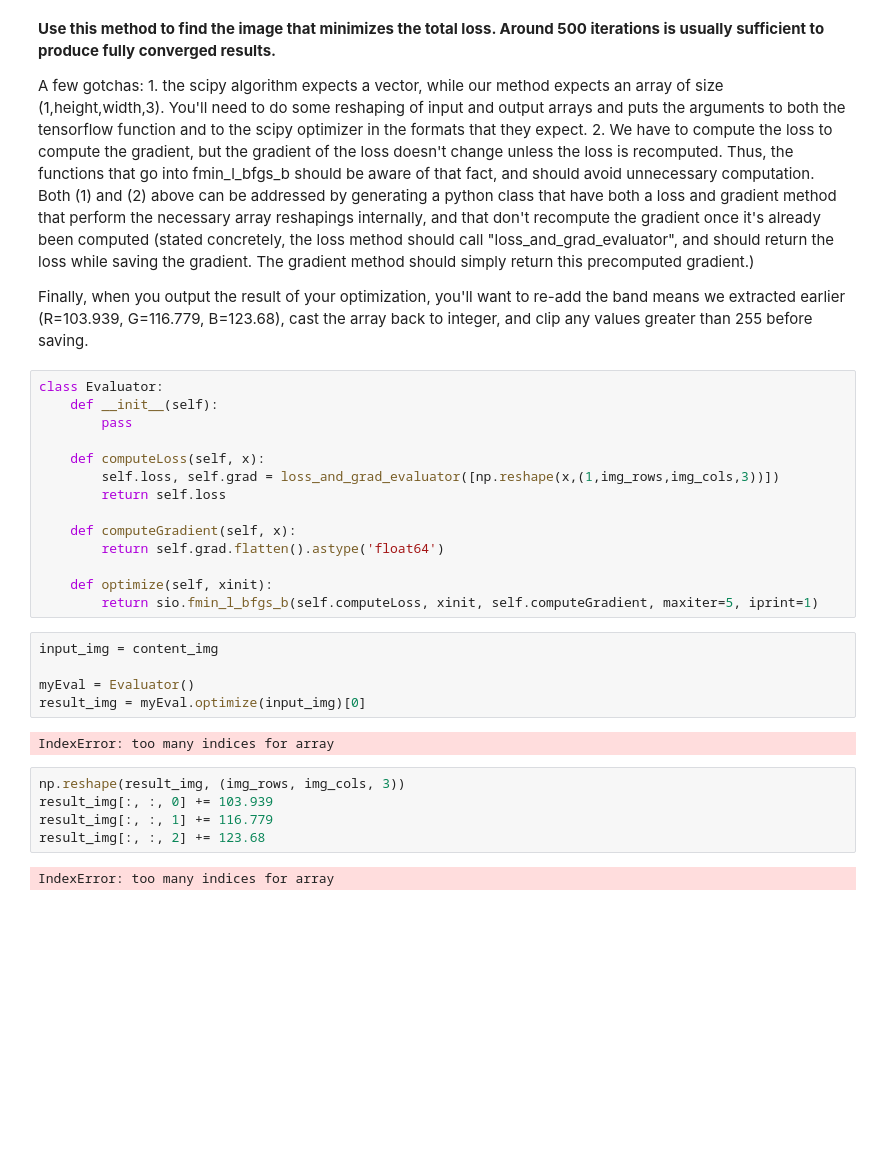
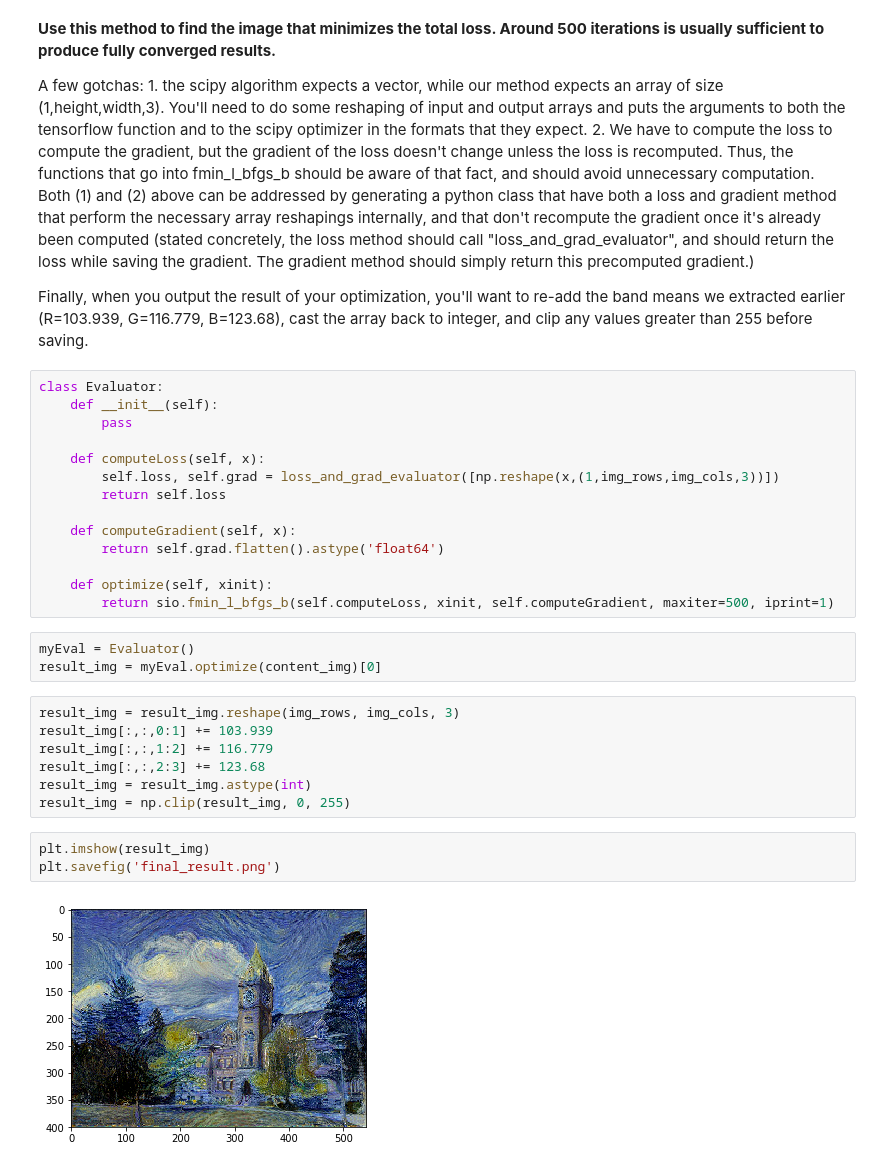
Before and after one commit to UMT-Computer-Vision-Spring-2019/project_5_neural_style_transfer, a Jupyter notebook: neural_style_transfer.ipynb, the cells around one changed output. Cells and saved outputs as stored; diff of their text form; blank space fills up the shorter version.

```diff
--- a/neural_style_transfer.ipynb
+++ b/neural_style_transfer.ipynb
@@ -312,18 +312,19 @@ class Evaluator:
         return self.grad.flatten().astype('float64')
 
     def optimize(self, xinit):
-        return sio.fmin_l_bfgs_b(self.computeLoss, xinit, self.computeGradient, maxiter=5, iprint=1)
+        return sio.fmin_l_bfgs_b(self.computeLoss, xinit, self.computeGradient, maxiter=500, iprint=1)
 # %%
-input_img = content_img
-
 myEval = Evaluator()
-result_img = myEval.optimize(input_img)[0]
+result_img = myEval.optimize(content_img)[0]
-# %% [output]
-IndexError: too many indices for array
 # %%
-np.reshape(result_img, (img_rows, img_cols, 3))
-result_img[:, :, 0] += 103.939
-result_img[:, :, 1] += 116.779
-result_img[:, :, 2] += 123.68
+result_img = result_img.reshape(img_rows, img_cols, 3)
+result_img[:,:,0:1] += 103.939
+result_img[:,:,1:2] += 116.779
+result_img[:,:,2:3] += 123.68
+result_img = result_img.astype(int)
+result_img = np.clip(result_img, 0, 255)
-# %% [output]
-IndexError: too many indices for array
+# %%
+plt.imshow(result_img)
+plt.savefig('final_result.png')
+# %% [output]
+[figure, added]
```
